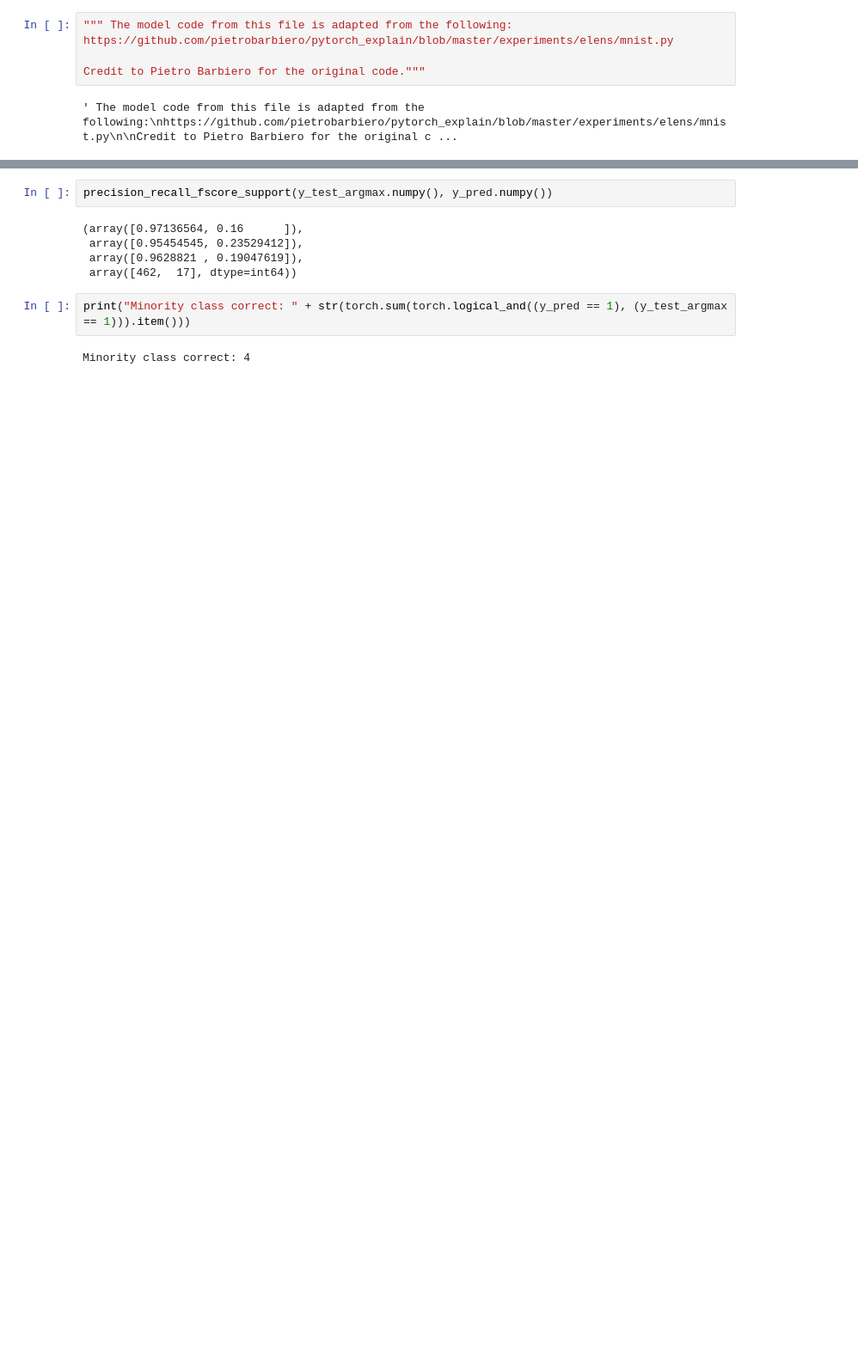
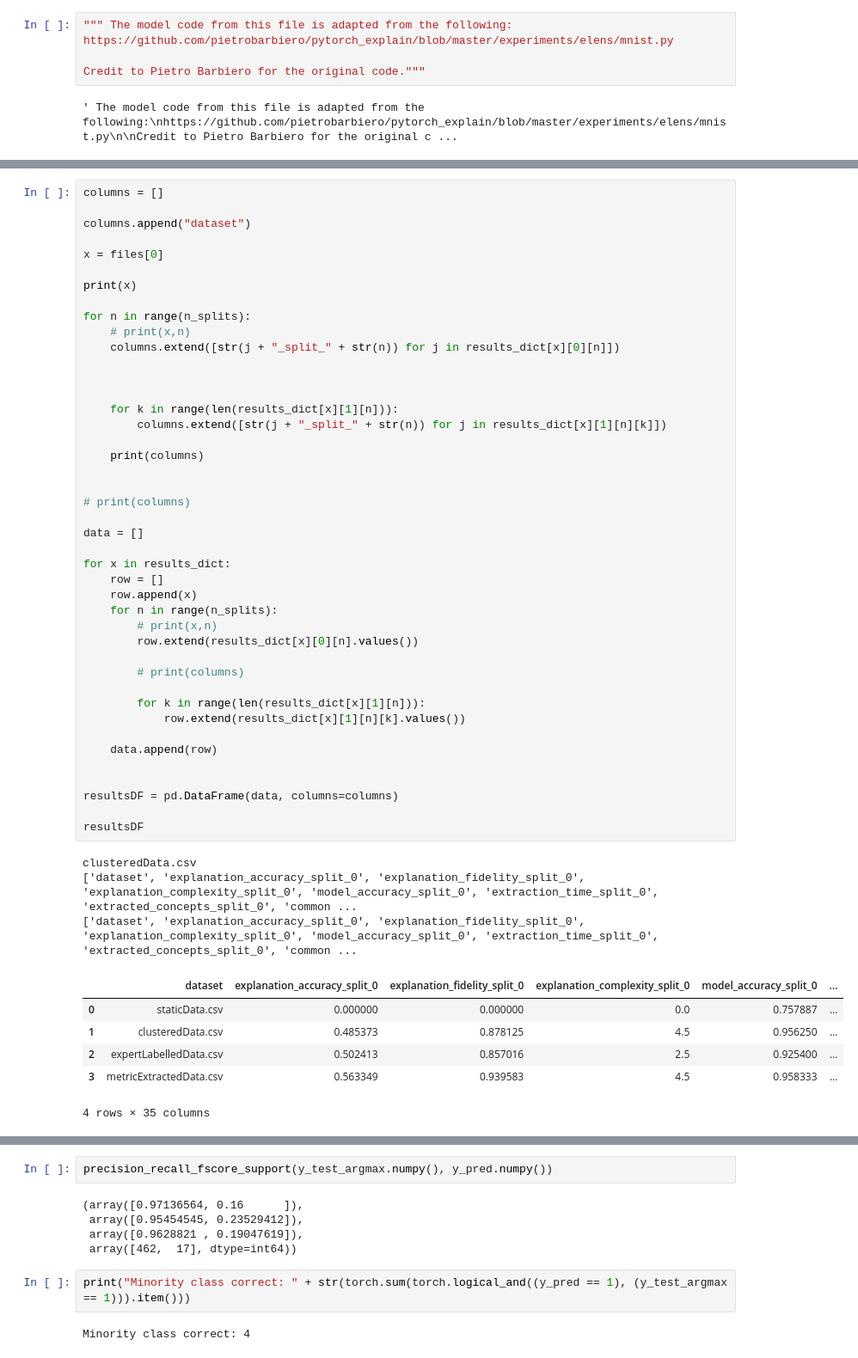
Before and after one commit to BenMarkFrost/LEN_Individual_Project, a Jupyter notebook: Static/testing.ipynb, the cells around one changed output, grey strips where cells are left out. Shown at 86% size. Drawn from its saved outputs; the diff is of its cells as text; blank space fills up the shorter version.

```diff
--- a/Static/testing.ipynb
+++ b/Static/testing.ipynb
@@ -400,3 +356,56 @@ tensor([[0., 1., 0.,  ..., 0., 0., 0.],
+# %%
+columns = []
+
+columns.append("dataset")
+
+x = files[0]
+
+print(x)
+
+for n in range(n_splits):
+    # print(x,n)
+    columns.extend([str(j + "_split_" + str(n)) for j in results_dict[x][0][n]])
+
+
+
+    for k in range(len(results_dict[x][1][n])):
+        columns.extend([str(j + "_split_" + str(n)) for j in results_dict[x][1][n][k]])
+
+    print(columns)
+
+
+# print(columns)
+
+data = []
+
+for x in results_dict:
+    row = []
+    row.append(x)
+    for n in range(n_splits):
+        # print(x,n)
+        row.extend(results_dict[x][0][n].values())
+
+        # print(columns)
+
+        for k in range(len(results_dict[x][1][n])):
+            row.extend(results_dict[x][1][n][k].values())
+
+    data.append(row)
+
+
+resultsDF = pd.DataFrame(data, columns=columns)
+
+resultsDF
+# %% [output]
+clusteredData.csv
+['dataset', 'explanation_accuracy_split_0', 'explanation_fidelity_split_0', 'explanation_complexity_split_0', 'model_accuracy_split_0', 'extraction_time_split_0', 'extracted_concepts_split_0', 'common ...
+['dataset', 'explanation_accuracy_split_0', 'explanation_fidelity_split_0', 'explanation_complexity_split_0', 'model_accuracy_split_0', 'extraction_time_split_0', 'extracted_concepts_split_0', 'common ...
+|  | dataset | explanation_accuracy_split_0 | explanation_fidelity_split_0 | explanation_complexity_split_0 | model_accuracy_split_0 | ... |
+| 0 | staticData.csv | 0.000000 | 0.000000 | 0.0 | 0.757887 | ... |
+| 1 | clusteredData.csv | 0.485373 | 0.878125 | 4.5 | 0.956250 | ... |
+| 2 | expertLabelledData.csv | 0.502413 | 0.857016 | 2.5 | 0.925400 | ... |
+| 3 | metricExtractedData.csv | 0.563349 | 0.939583 | 4.5 | 0.958333 | ... |
+4 rows × 35 columns
 # %%
 base_dir = f'./results/mimicLEN/explainer'
 
```
Also changed, not shown: parts of 8 cells of this notebook, 4 other files.
